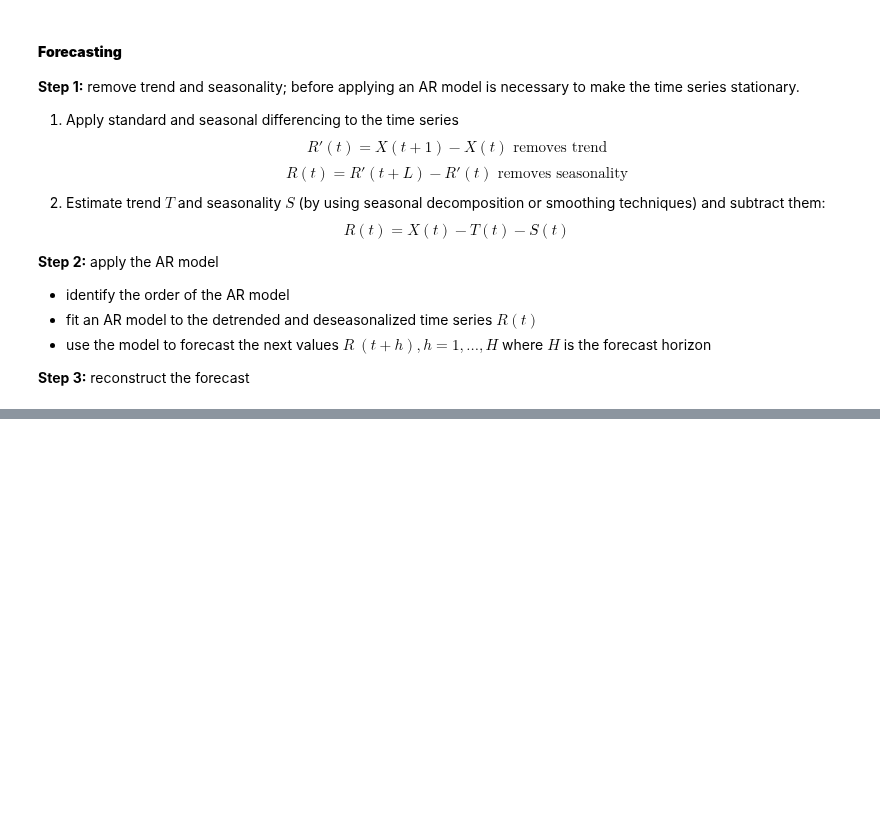
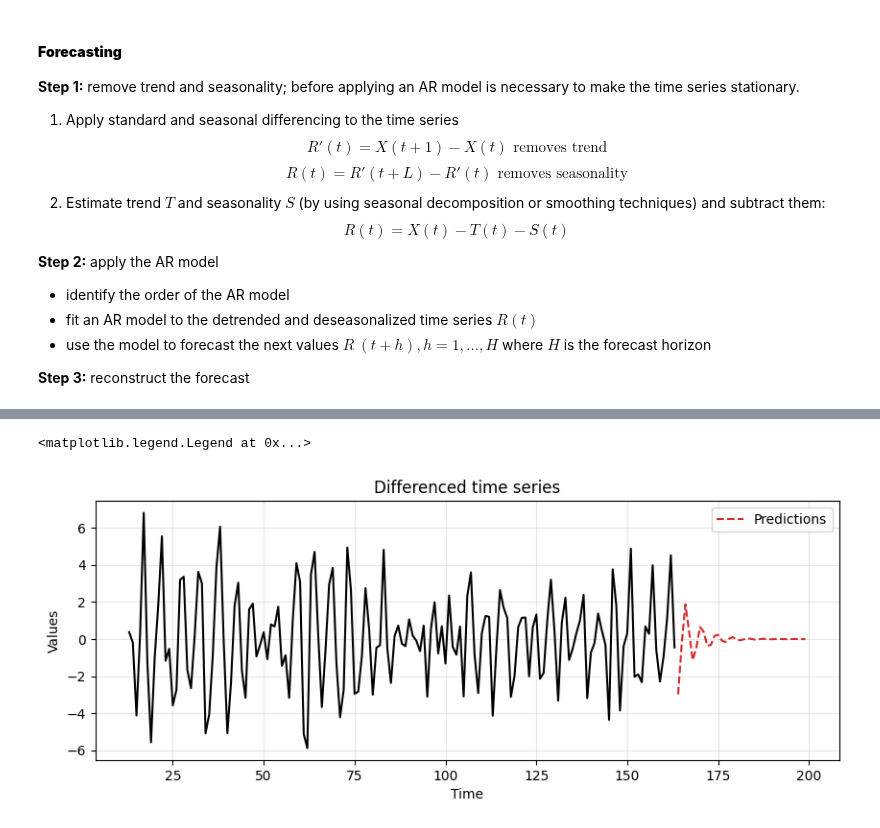
Before and after one commit to VladWero08/time-series-ad-gan, a Jupyter notebook: src/general/time-series-analysis.ipynb, the cells around one changed output, grey strips where cells are left out. Drawn from its saved outputs; the diff is of its cells as text; code cells hidden in the pictures; blank space fills up the shorter version.

```diff
--- a/src/general/time-series-analysis.ipynb
+++ b/src/general/time-series-analysis.ipynb
@@ -799,0 +900,19 @@ plt.tight_layout();
+# %%
+# remove trend
+differenced_ar = train_data_ar[1:] - train_data_ar[:-1]
+# remove seasonality
+differenced_ar = differenced_ar[12:] - differenced_ar[:-12]
+
+# fit the model
+model = ARIMA(differenced_ar, order=(2, 0, 0))
+model_fit = model.fit()
+# compute predictions
+differenced_preds = model_fit.forecast(steps=len(test_data_ar))
+
+ax = run_sequence_plot(time[13:len(train_data_ar)], differenced_ar, "")
+ax.plot(time[len(train_data_ar):], differenced_preds, label='Predictions', linestyle='--', color='tab:red')
+plt.title('Differenced time series')
+plt.legend()
+# %% [output]
+<matplotlib.legend.Legend at 0x...>
+[figure, added]
```
Also changed, not shown: parts of 72 cells of this notebook.
